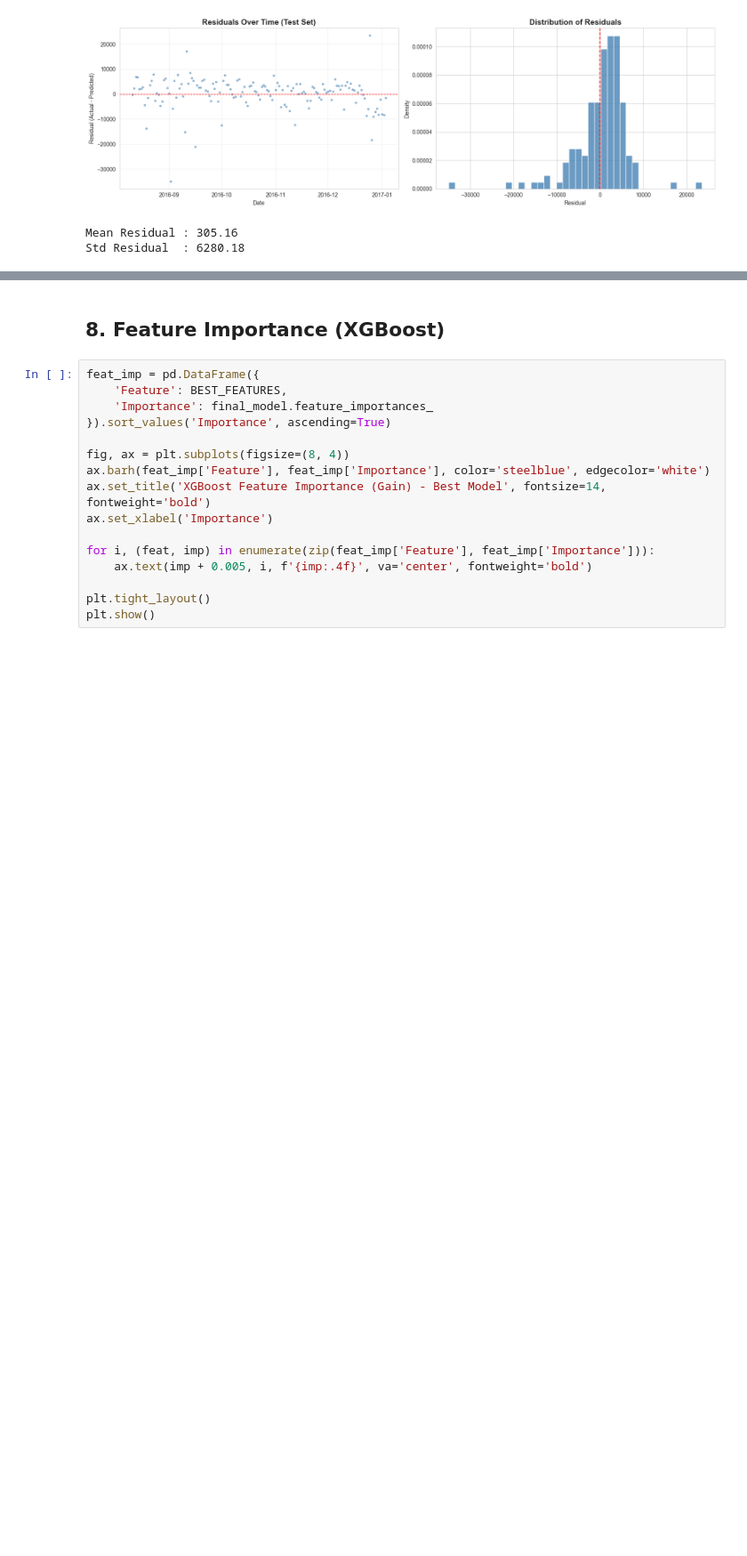
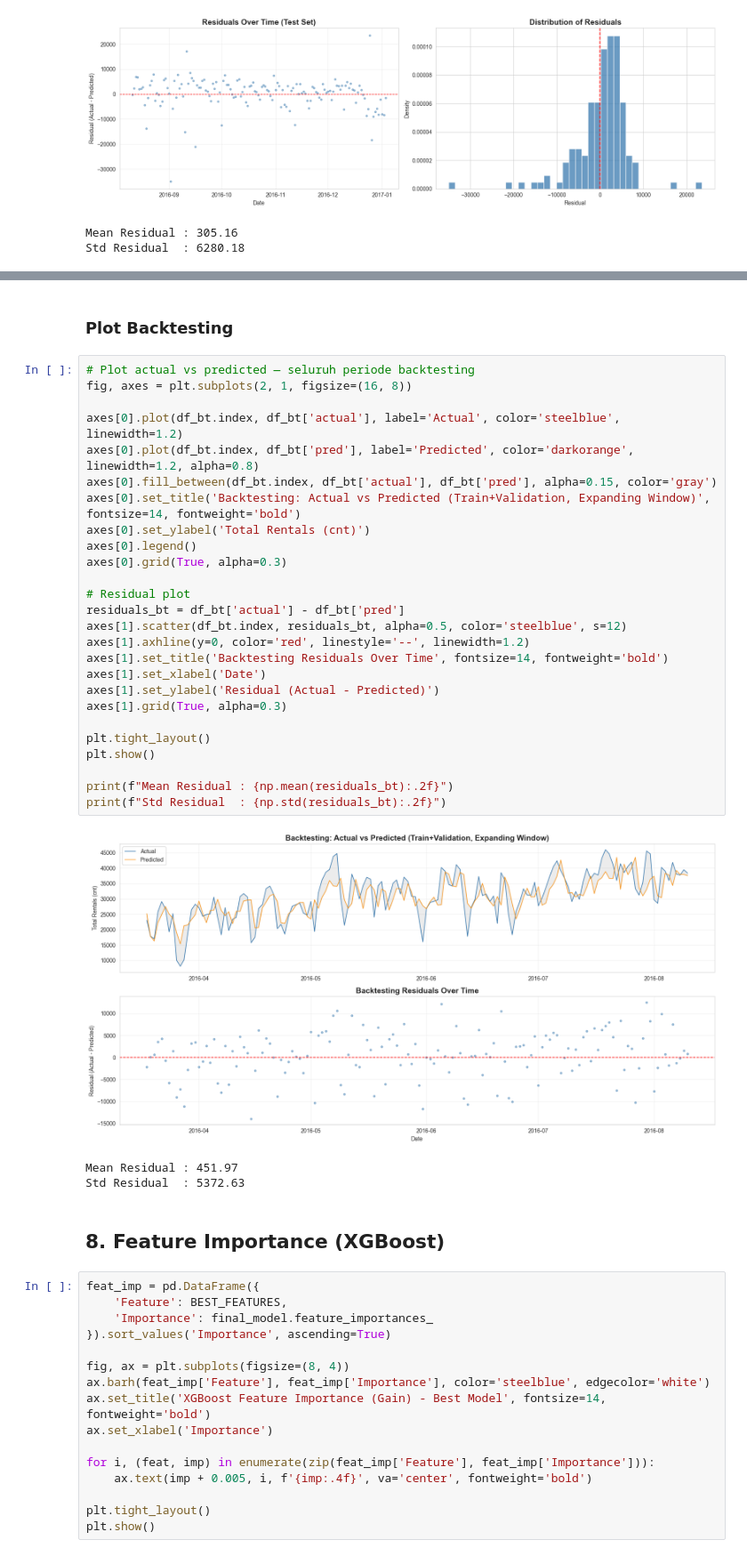
Before and after one commit to wildanjr19/6th-college, a Jupyter notebook: Big Data Time Series/XGBoost/MiniProject_XGBoost_Kelompok2.ipynb, the cells around one changed output, grey strips where cells are left out. Shown at 89% size. Drawn from its saved outputs; the diff is of its cells as text; blank space fills up the shorter version.

```diff
--- a/Big Data Time Series/XGBoost/MiniProject_XGBoost_Kelompok2.ipynb
+++ b/Big Data Time Series/XGBoost/MiniProject_XGBoost_Kelompok2.ipynb
@@ -531,3 +620,35 @@ Std Residual  : 6280.18
+# %% [markdown]
+### Plot Backtesting
+# %%
+# Plot actual vs predicted — seluruh periode backtesting
+fig, axes = plt.subplots(2, 1, figsize=(16, 8))
+
+axes[0].plot(df_bt.index, df_bt['actual'], label='Actual', color='steelblue', linewidth=1.2)
+axes[0].plot(df_bt.index, df_bt['pred'], label='Predicted', color='darkorange', linewidth=1.2, alpha=0.8)
+axes[0].fill_between(df_bt.index, df_bt['actual'], df_bt['pred'], alpha=0.15, color='gray')
+axes[0].set_title('Backtesting: Actual vs Predicted (Train+Validation, Expanding Window)', fontsize=14, fontweight='bold')
+axes[0].set_ylabel('Total Rentals (cnt)')
+axes[0].legend()
+axes[0].grid(True, alpha=0.3)
+
+# Residual plot
+residuals_bt = df_bt['actual'] - df_bt['pred']
+axes[1].scatter(df_bt.index, residuals_bt, alpha=0.5, color='steelblue', s=12)
+axes[1].axhline(y=0, color='red', linestyle='--', linewidth=1.2)
+axes[1].set_title('Backtesting Residuals Over Time', fontsize=14, fontweight='bold')
+axes[1].set_xlabel('Date')
+axes[1].set_ylabel('Residual (Actual - Predicted)')
+axes[1].grid(True, alpha=0.3)
+
+plt.tight_layout()
+plt.show()
+
+print(f"Mean Residual : {np.mean(residuals_bt):.2f}")
+print(f"Std Residual  : {np.std(residuals_bt):.2f}")
+# %% [output]
+[figure, added]
+Mean Residual : 451.97
+Std Residual  : 5372.63
 # %% [markdown]
 ## 8. Feature Importance (XGBoost)
 # %%
```
Also changed, not shown: parts of 2 cells of this notebook.
